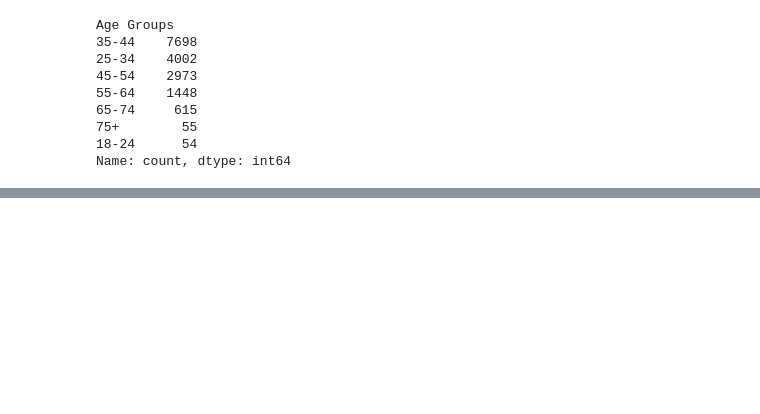
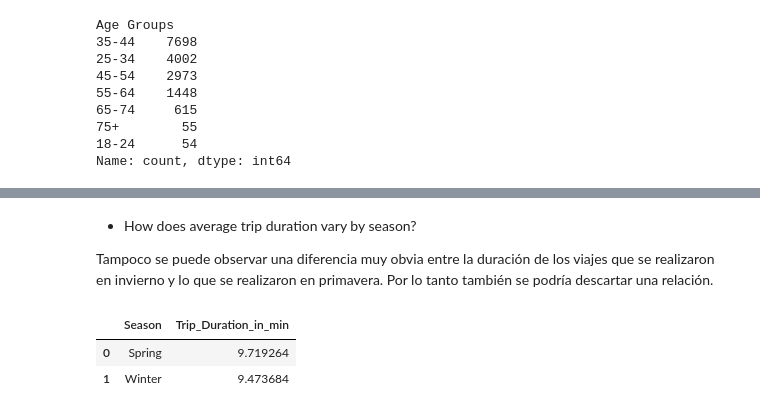
Before and after one commit to SamuelPerezBal/DataAnalysis_NYCBikes, a Jupyter notebook: DataAnalysisNYCBikes.ipynb, the cells around one changed output, grey strips where cells are left out. Cells and saved outputs as stored; diff of their text form; code cells hidden in the pictures; blank space fills up the shorter version.

```diff
--- a/DataAnalysisNYCBikes.ipynb
+++ b/DataAnalysisNYCBikes.ipynb
@@ -224,3 +339,13 @@ Name: count, dtype: int64
+# %% [markdown]
+- How does average trip duration vary by season?
+
+Tampoco se puede observar una diferencia muy obvia entre la duración de los viajes que se realizaron en invierno y lo que se realizaron en primavera. Por lo tanto también se podría descartar una relación.
+# %%
+df.groupby('Season', as_index=False)['Trip_Duration_in_min'].mean()
+# %% [output]
+|  | Season | Trip_Duration_in_min |
+| 0 | Spring | 9.719264 |
+| 1 | Winter | 9.473684 |
 # %% [markdown]
 ## 7. Summary and Interpretation
 - Write a short summary (5–10 lines) of your findings.
```
Also changed, not shown: parts of 19 cells of this notebook.
